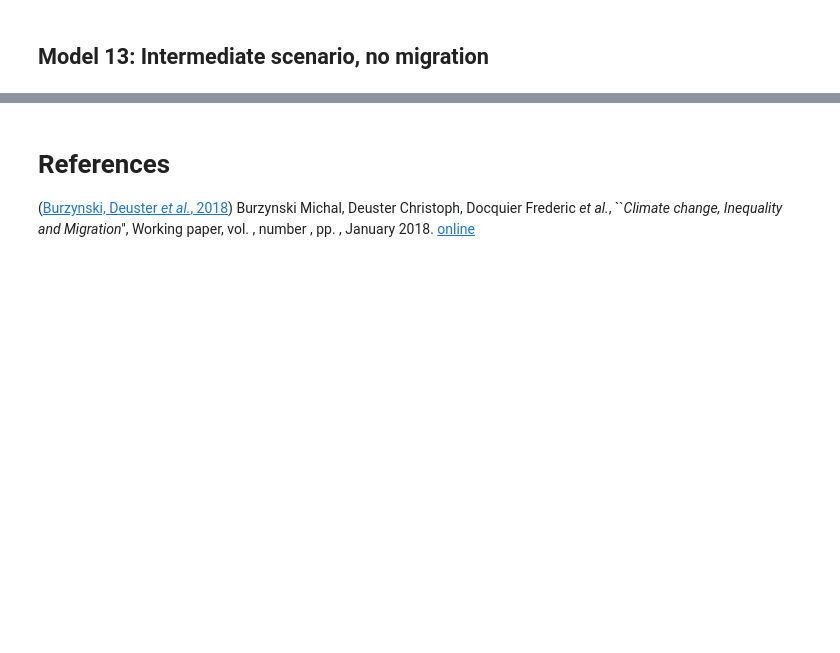
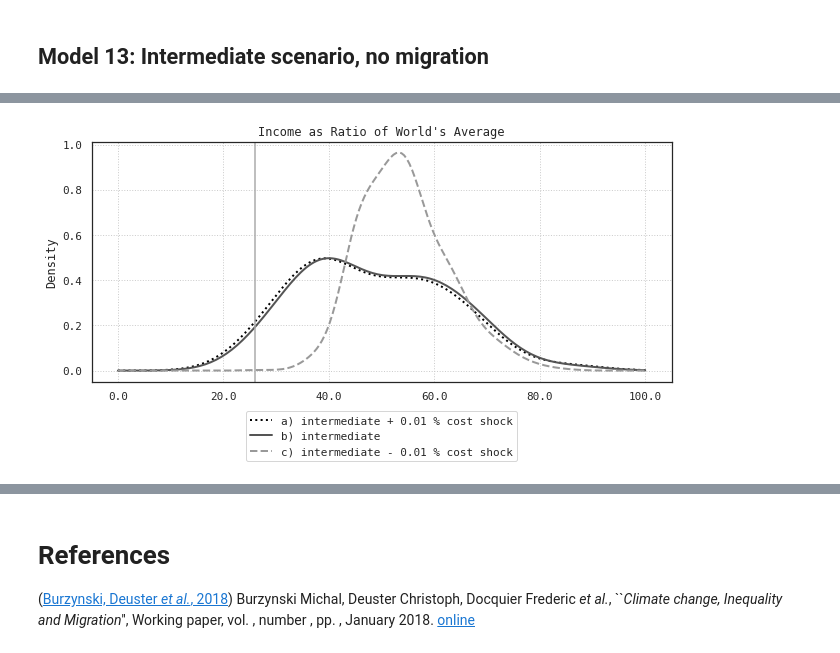
Before and after one commit to hscheewel/GeographyOfClimateMigration, a Jupyter notebook: model.ipynb, the cells around one changed output, grey strips where cells are left out. Cells and saved outputs as stored; diff of their text form; code cells hidden in the pictures; blank space fills up the shorter version.

```diff
--- a/model.ipynb
+++ b/model.ipynb
@@ -1415,0 +1488,4 @@ m13.urbanization()
+# %%
+m9.out_distplot([m1,m10])
+# %% [output]
+[figure, added]
```
Also changed, not shown: parts of 29 cells of this notebook.
